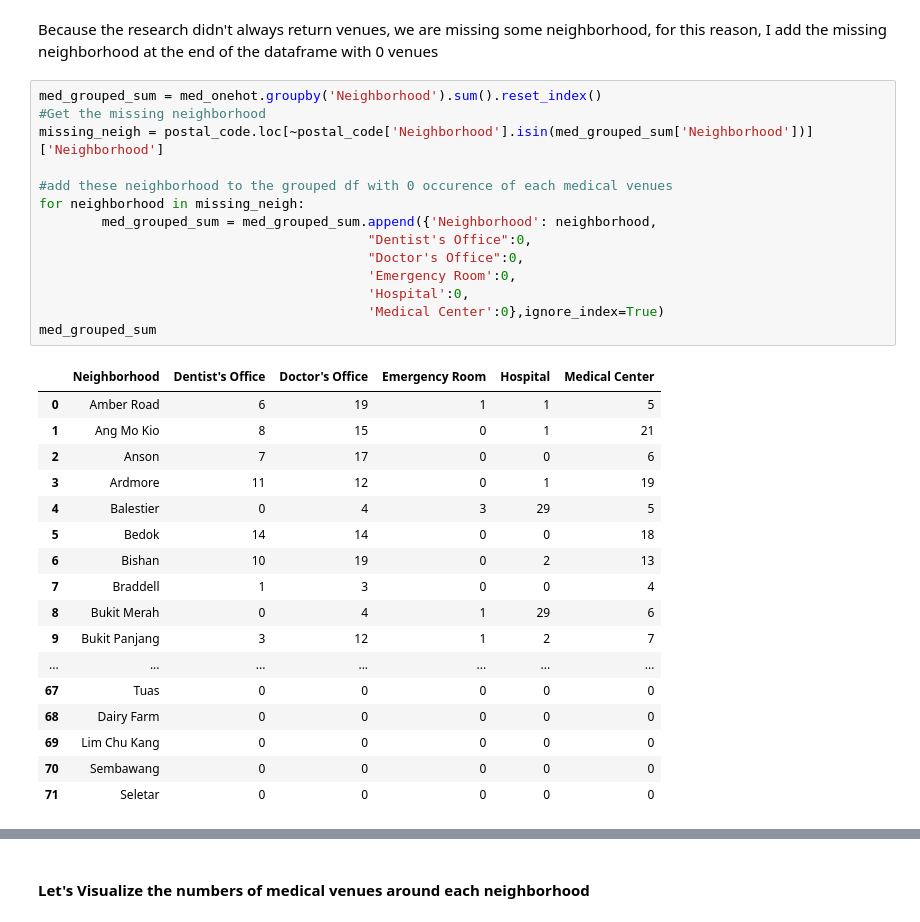
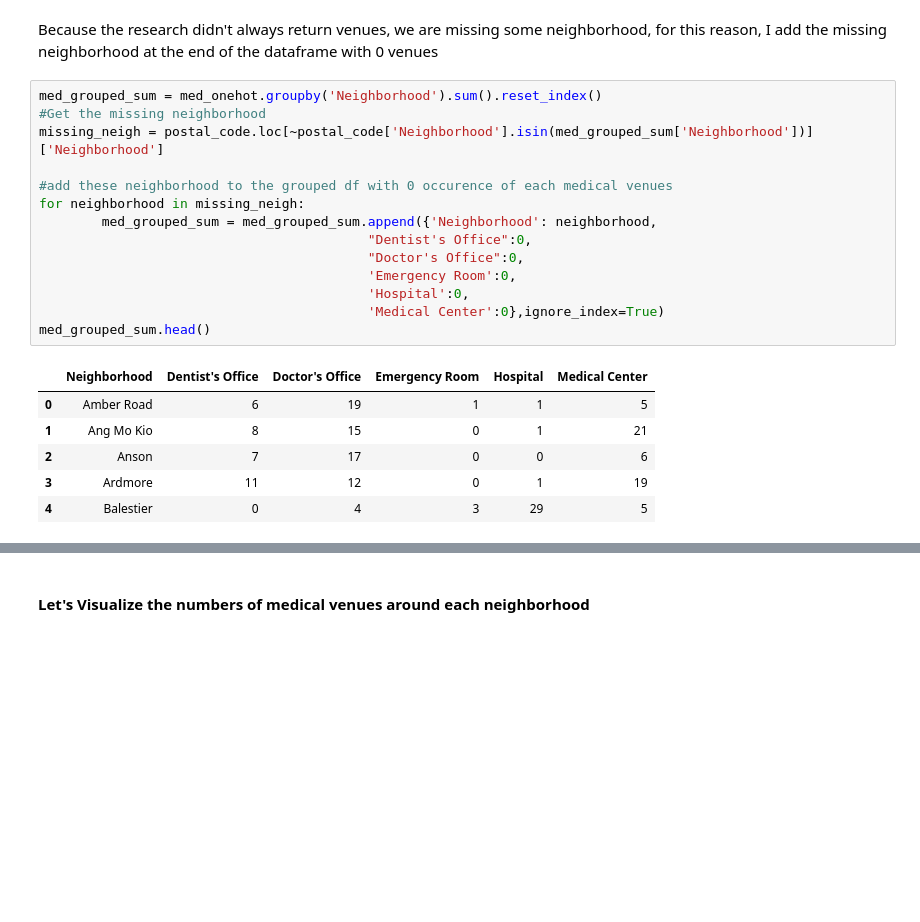
Before and after one commit to Gal711/Coursera_Capstone, a Jupyter notebook: IBM Final project/Capstone Final Project - Doctor in Singapore.ipynb, the cells around one changed output, grey strips where cells are left out. Drawn from its saved outputs; the diff is of its cells as text; blank space fills up the shorter version.

```diff
--- a/IBM Final project/Capstone Final Project - Doctor in Singapore.ipynb
+++ b/IBM Final project/Capstone Final Project - Doctor in Singapore.ipynb
@@ -412,32 +387,21 @@ Because the research didn't always return venues, we are missing some neighborho
 # %%
 med_grouped_sum = med_onehot.groupby('Neighborhood').sum().reset_index()
 #Get the missing neighborhood
 missing_neigh = postal_code.loc[~postal_code['Neighborhood'].isin(med_grouped_sum['Neighborhood'])]['Neighborhood']
 
 #add these neighborhood to the grouped df with 0 occurence of each medical venues
 for neighborhood in missing_neigh:
         med_grouped_sum = med_grouped_sum.append({'Neighborhood': neighborhood,
                                           "Dentist's Office":0,
                                           "Doctor's Office":0,
                                           'Emergency Room':0,
                                           'Hospital':0,
                                           'Medical Center':0},ignore_index=True)
-med_grouped_sum
+med_grouped_sum.head()
 # %% [output]
 |  | Neighborhood | Dentist's Office | Doctor's Office | Emergency Room | Hospital | Medical Center |
 | 0 | Amber Road | 6 | 19 | 1 | 1 | 5 |
 | 1 | Ang Mo Kio | 8 | 15 | 0 | 1 | 21 |
 | 2 | Anson | 7 | 17 | 0 | 0 | 6 |
 | 3 | Ardmore | 11 | 12 | 0 | 1 | 19 |
 | 4 | Balestier | 0 | 4 | 3 | 29 | 5 |
-| 5 | Bedok | 14 | 14 | 0 | 0 | 18 |
-| 6 | Bishan | 10 | 19 | 0 | 2 | 13 |
-| 7 | Braddell | 1 | 3 | 0 | 0 | 4 |
-| 8 | Bukit Merah | 0 | 4 | 1 | 29 | 6 |
-| 9 | Bukit Panjang | 3 | 12 | 1 | 2 | 7 |
-| ... | ... | ... | ... | ... | ... | ... |
-| 67 | Tuas | 0 | 0 | 0 | 0 | 0 |
-| 68 | Dairy Farm | 0 | 0 | 0 | 0 | 0 |
-| 69 | Lim Chu Kang | 0 | 0 | 0 | 0 | 0 |
-| 70 | Sembawang | 0 | 0 | 0 | 0 | 0 |
-| 71 | Seletar | 0 | 0 | 0 | 0 | 0 |
```
Also changed, not shown: parts of 26 cells of this notebook, 2 other files.
